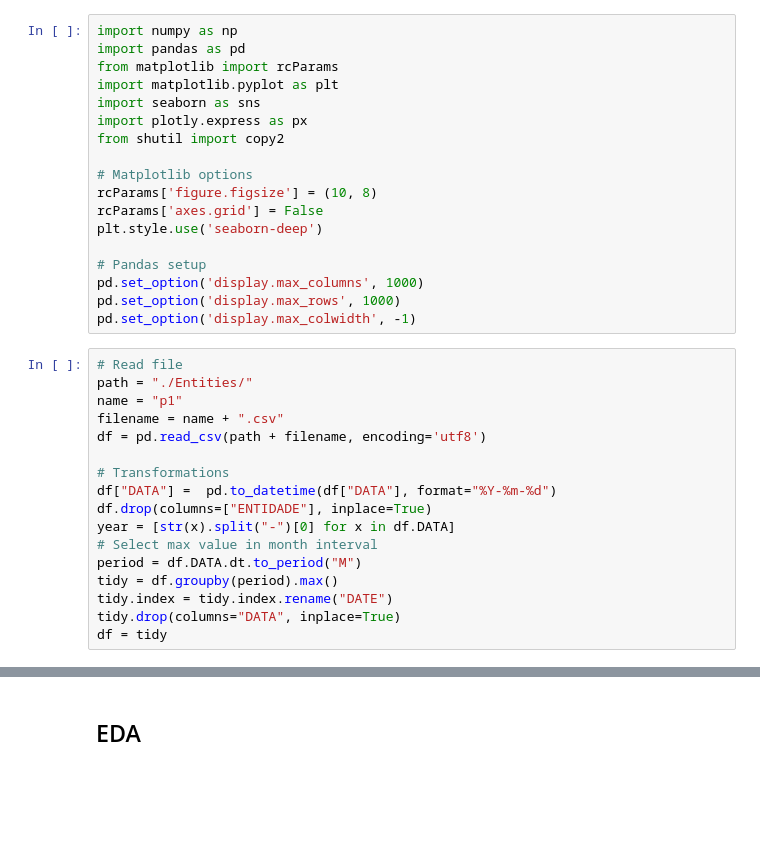
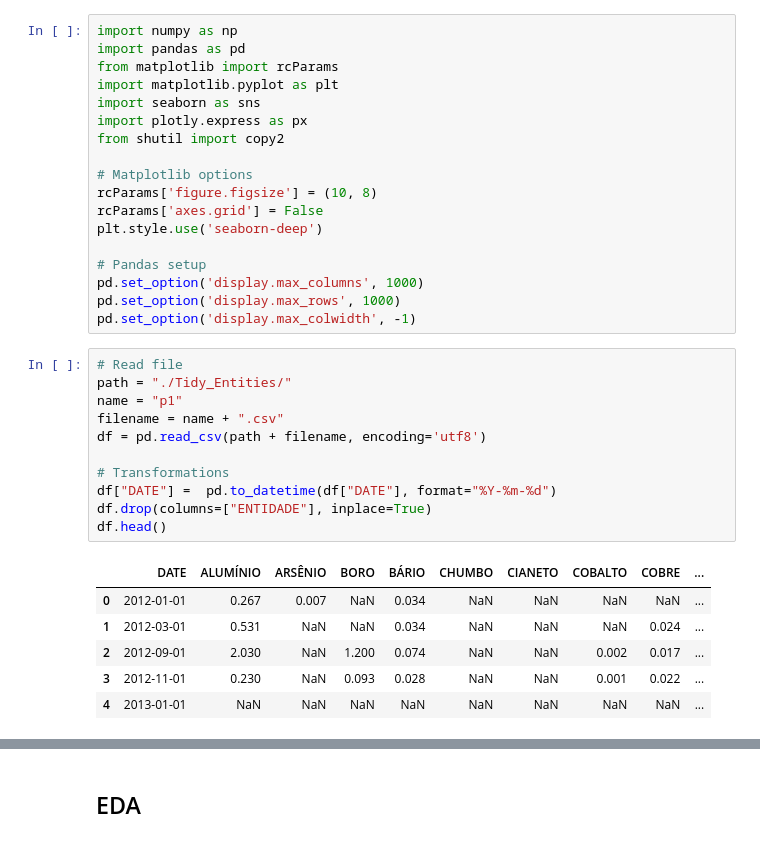
Before and after one commit to vcwild/wtp-datasets, a Jupyter notebook: EDA.ipynb, the cells around one changed output, grey strips where cells are left out. Cells and saved outputs as stored; diff of their text form; blank space fills up the shorter version.

Commit message:
add tidy entities

```diff
--- a/EDA.ipynb
+++ b/EDA.ipynb
@@ -22,18 +22,19 @@ pd.set_option('display.max_rows', 1000)
 pd.set_option('display.max_colwidth', -1)
 # %%
 # Read file
-path = "./Entities/"
+path = "./Tidy_Entities/"
 name = "p1"
 filename = name + ".csv"
 df = pd.read_csv(path + filename, encoding='utf8')
 
 # Transformations
-df["DATA"] =  pd.to_datetime(df["DATA"], format="%Y-%m-%d")
+df["DATE"] =  pd.to_datetime(df["DATE"], format="%Y-%m-%d")
 df.drop(columns=["ENTIDADE"], inplace=True)
-year = [str(x).split("-")[0] for x in df.DATA]
-# Select max value in month interval
-period = df.DATA.dt.to_period("M")
-tidy = df.groupby(period).max()
-tidy.index = tidy.index.rename("DATE")
-tidy.drop(columns="DATA", inplace=True)
-df = tidy
+df.head()
+# %% [output]
+|  | DATE | ALUMÍNIO | ARSÊNIO | BORO | BÁRIO | CHUMBO | CIANETO | COBALTO | COBRE | ... |
+| 0 | 2012-01-01 | 0.267 | 0.007 | NaN | 0.034 | NaN | NaN | NaN | NaN | ... |
+| 1 | 2012-03-01 | 0.531 | NaN | NaN | 0.034 | NaN | NaN | NaN | 0.024 | ... |
+| 2 | 2012-09-01 | 2.030 | NaN | 1.200 | 0.074 | NaN | NaN | 0.002 | 0.017 | ... |
+| 3 | 2012-11-01 | 0.230 | NaN | 0.093 | 0.028 | NaN | NaN | 0.001 | 0.022 | ... |
+| 4 | 2013-01-01 | NaN | NaN | NaN | NaN | NaN | NaN | NaN | NaN | ... |
```
Also changed, not shown: parts of 5 cells of this notebook, 30 other files.
